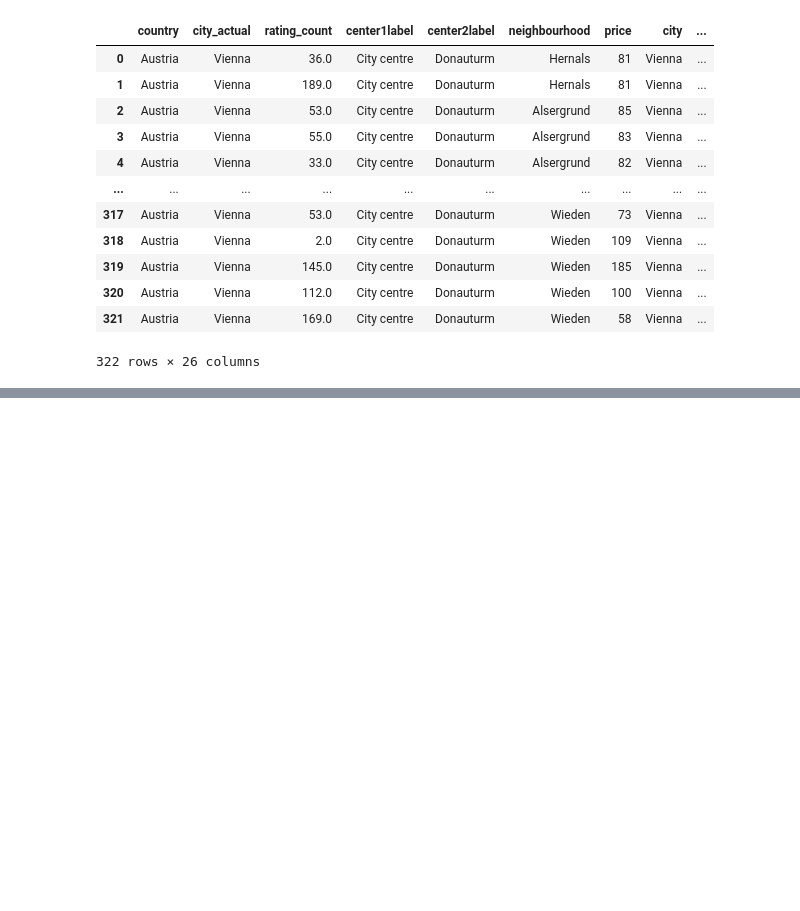
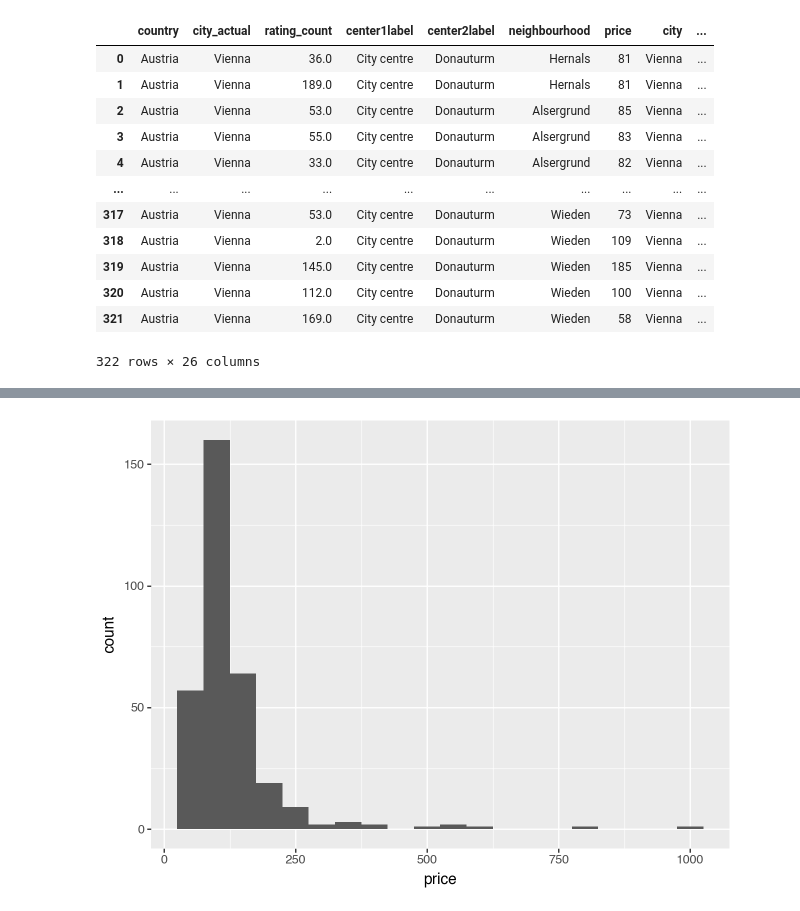
Before and after one commit to ucoland/Assignment-Coding-for-Economists2024, a Jupyter notebook: Assignment-Coding-for-Economists2024.ipynb, the cells around one changed output, grey strips where cells are left out. Cells and saved outputs as stored; diff of their text form; code cells hidden in the pictures; blank space fills up the shorter version.

Commit message:
create histogram of price

```diff
--- a/Assignment-Coding-for-Economists2024.ipynb
+++ b/Assignment-Coding-for-Economists2024.ipynb
@@ -229,0 +216,8 @@ Successfully installed mizani-0.13.0 plotnine-0.14.0
+# %%
+# Task 9
+## Create histgram of price
+from plotnine import ggplot, aes, geom_histogram
+
+ggplot(df_cleaned, aes(x="price")) + geom_histogram(binwidth=50)
+# %% [output]
+[figure, added]
```
Also changed, not shown: parts of 2 cells of this notebook.
